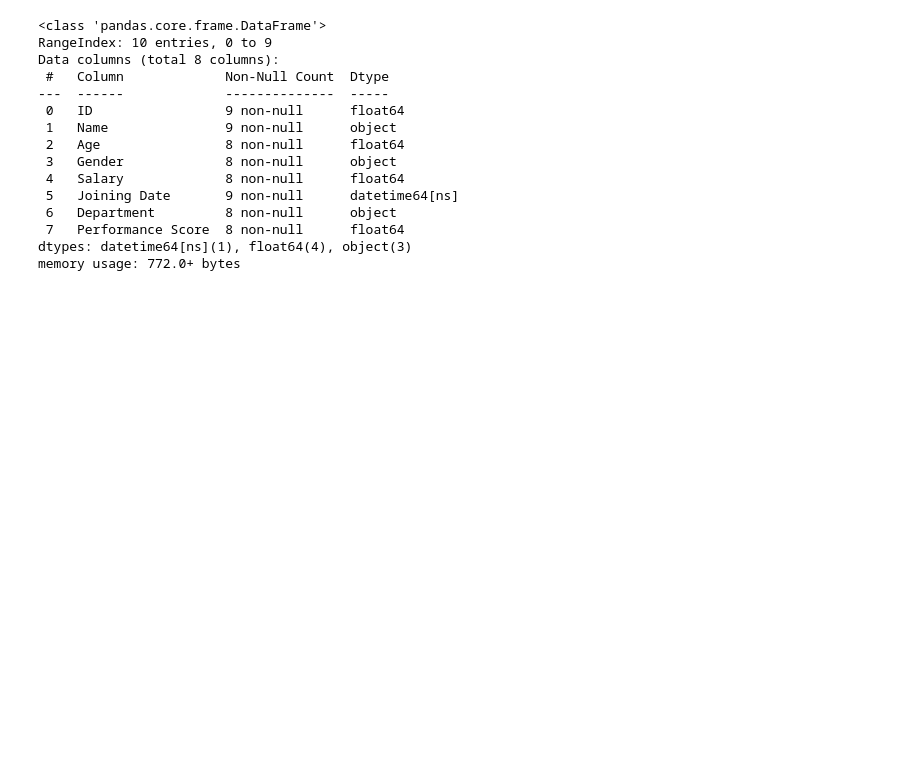
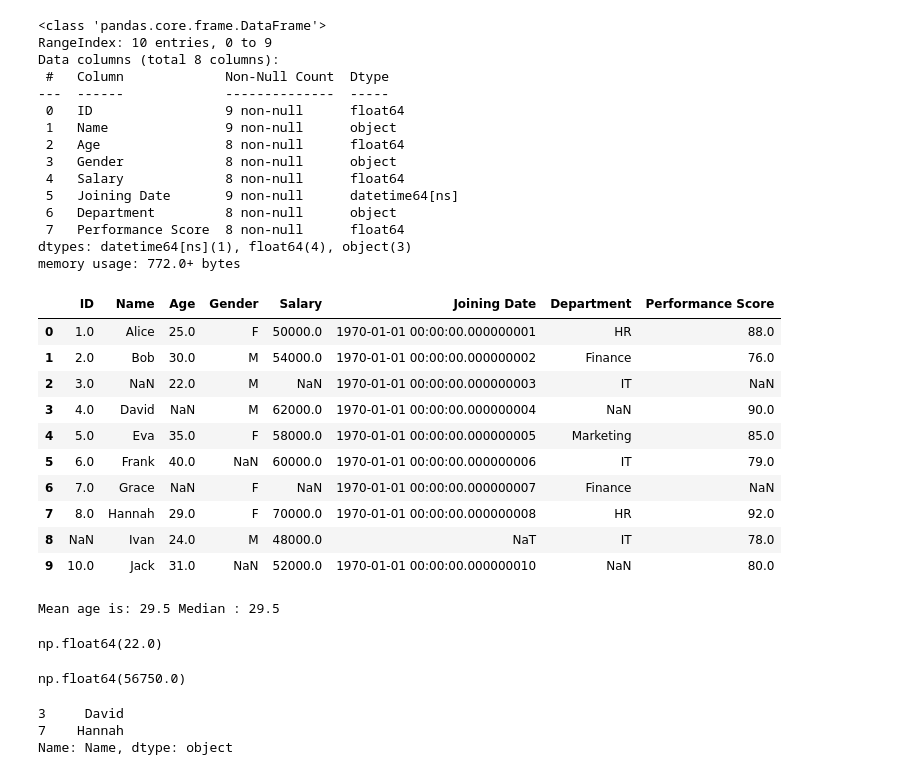
Before and after one commit to Sujaymc/BigdataPython, a Jupyter notebook: src/2811_csv.ipynb, the cells around one changed output. Cells and saved outputs as stored; diff of their text form; code cells hidden in the pictures; blank space fills up the shorter version.

```diff
--- a/src/2811_csv.ipynb
+++ b/src/2811_csv.ipynb
@@ -190,3 +190,41 @@ dtypes: datetime64[ns](1), float64(4), object(3)
 memory usage: 772.0+ bytes
 # %%
 # df['Full name']= df['First name']+df['Last name']
+df
+# %% [output]
+|  | ID | Name | Age | Gender | Salary | Joining Date | Department | Performance Score |
+| 0 | 1.0 | Alice | 25.0 | F | 50000.0 | 1970-01-01 00:00:00.000000001 | HR | 88.0 |
+| 1 | 2.0 | Bob | 30.0 | M | 54000.0 | 1970-01-01 00:00:00.000000002 | Finance | 76.0 |
+| 2 | 3.0 | NaN | 22.0 | M | NaN | 1970-01-01 00:00:00.000000003 | IT | NaN |
+| 3 | 4.0 | David | NaN | M | 62000.0 | 1970-01-01 00:00:00.000000004 | NaN | 90.0 |
+| 4 | 5.0 | Eva | 35.0 | F | 58000.0 | 1970-01-01 00:00:00.000000005 | Marketing | 85.0 |
+| 5 | 6.0 | Frank | 40.0 | NaN | 60000.0 | 1970-01-01 00:00:00.000000006 | IT | 79.0 |
+| 6 | 7.0 | Grace | NaN | F | NaN | 1970-01-01 00:00:00.000000007 | Finance | NaN |
+| 7 | 8.0 | Hannah | 29.0 | F | 70000.0 | 1970-01-01 00:00:00.000000008 | HR | 92.0 |
+| 8 | NaN | Ivan | 24.0 | M | 48000.0 | NaT | IT | 78.0 |
+| 9 | 10.0 | Jack | 31.0 | NaN | 52000.0 | 1970-01-01 00:00:00.000000010 | NaN | 80.0 |
+# %%
+# Mean, median,Standard deviation
+mean_age= np.nanmean(df['Age'])
+median_age=np.nanmedian(df['Age'])
+
+print(f'Mean age is: {mean_age}', f'Median : {median_age}')
+# %% [output]
+Mean age is: 29.5 Median : 29.5
+# %%
+min_age = np.min(df['Age'])
+min_age
+# %% [output]
+np.float64(22.0)
+# %%
+avg_salary = np.nanmean(df['Salary'])
+avg_salary
+# %% [output]
+np.float64(56750.0)
+# %%
+high_salary= df['Name'][np.array(df['Salary']> 60000)]
+high_salary
+# %% [output]
+3     David
+7    Hannah
+Name: Name, dtype: object
```
Also changed, not shown: 1 other file.
